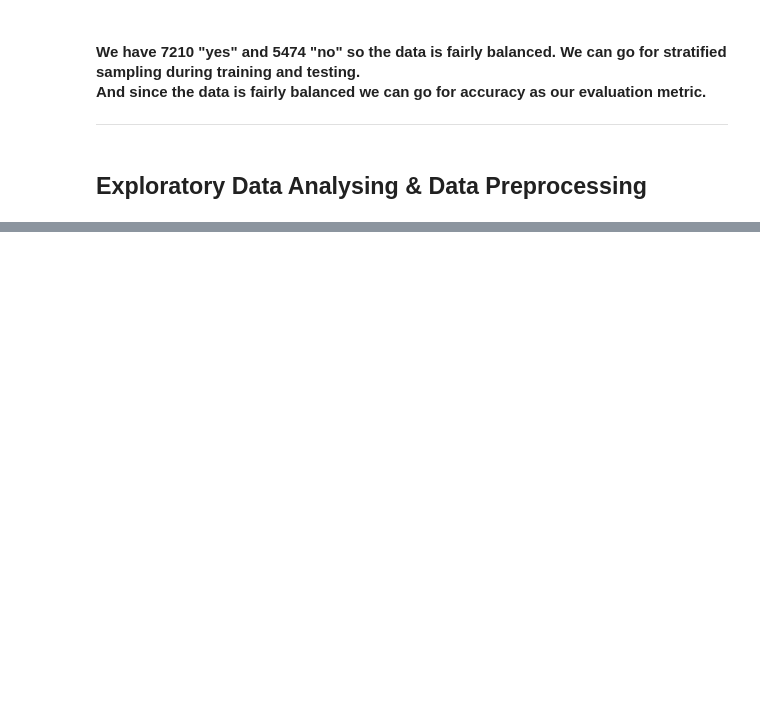
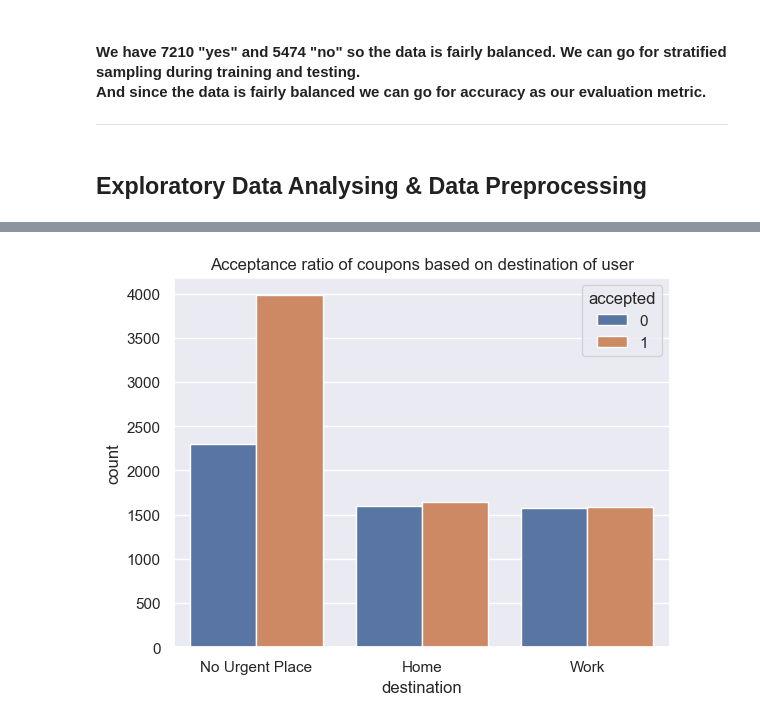
Before and after one commit to meghrajkonduskar/In-Drive-Coupon-Recommendation-Project, a Jupyter notebook: In-Drive-Coupon-Recommendation.ipynb, the cells around one changed output, grey strips where cells are left out. Cells and saved outputs as stored; diff of their text form; code cells hidden in the pictures; blank space fills up the shorter version.

```diff
--- a/In-Drive-Coupon-Recommendation.ipynb
+++ b/In-Drive-Coupon-Recommendation.ipynb
@@ -123,0 +201,5 @@ Name: count, dtype: int64
+# %%
+sns.countplot(x=df['destination'], hue=df["accepted"]);
+plt.title("Acceptance ratio of coupons based on destination of user");
+# %% [output]
+[figure, added]
```
Also changed, not shown: parts of 15 cells of this notebook.
